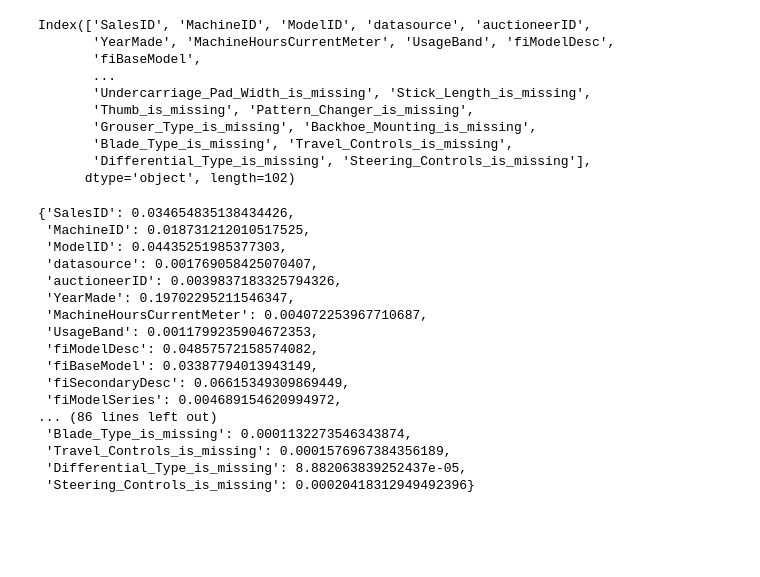
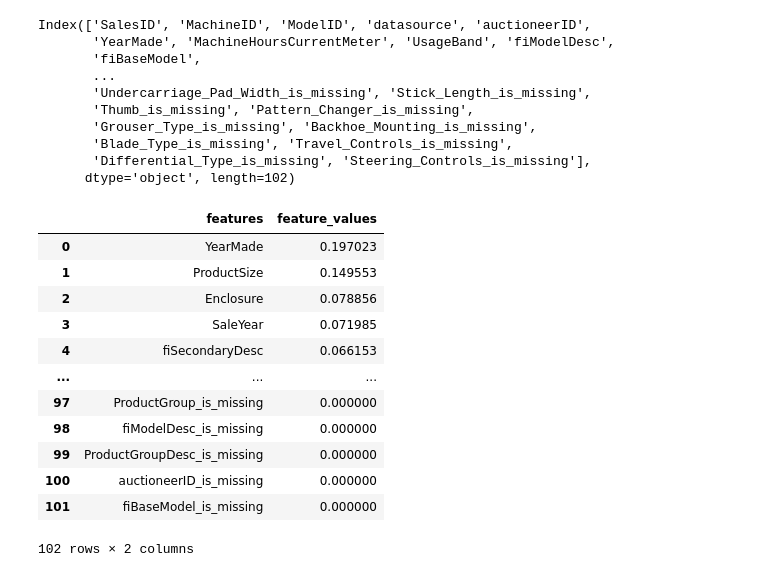
Before and after one commit to 86lekwenshiung/Regression---Predicting-Sales-Price-on-Time-Series-Data-, a Jupyter notebook: Regression-Predicting Sales Price From a Time Series Dataset.ipynb, the cells around one changed output. Cells and saved outputs as stored; diff of their text form; code cells hidden in the pictures; blank space fills up the shorter version.

```diff
--- a/Regression-Predicting Sales Price From a Time Series Dataset.ipynb
+++ b/Regression-Predicting Sales Price From a Time Series Dataset.ipynb
@@ -727,20 +714,23 @@ feature_dict = {col_name: features_value for col_name , features_value in zip(X_
-# %%
-feature_dict
-# %% [output]
-{'SalesID': 0.034654835138434426,
- 'MachineID': 0.018731212010517525,
- 'ModelID': 0.04435251985377303,
- 'datasource': 0.001769058425070407,
- 'auctioneerID': 0.0039837183325794326,
- 'YearMade': 0.19702295211546347,
- 'MachineHoursCurrentMeter': 0.004072253967710687,
- 'UsageBand': 0.0011799235904672353,
- 'fiModelDesc': 0.04857572158574082,
- 'fiBaseModel': 0.03387794013943149,
- 'fiSecondaryDesc': 0.06615349309869449,
- 'fiModelSeries': 0.004689154620994972,
-... (86 lines left out)
- 'Blade_Type_is_missing': 0.0001132273546343874,
- 'Travel_Controls_is_missing': 0.0001576967384356189,
- 'Differential_Type_is_missing': 8.882063839252437e-05,
- 'Steering_Controls_is_missing': 0.00020418312949492396}
+# %%
+# Creating a df for features vs features values
+
+df_features = pd.DataFrame()
+df_features['features'] = X_train.columns
+df_features['feature_values'] = ideal_model.feature_importances_
+df_features.sort_values(by = 'feature_values' , inplace = True , ascending = False)
+df_features.reset_index(drop = True , inplace = True)
+df_features
+# %% [output]
+|  | features | feature_values |
+| 0 | YearMade | 0.197023 |
+| 1 | ProductSize | 0.149553 |
+| 2 | Enclosure | 0.078856 |
+| 3 | SaleYear | 0.071985 |
+| 4 | fiSecondaryDesc | 0.066153 |
+| ... | ... | ... |
+| 97 | ProductGroup_is_missing | 0.000000 |
+| 98 | fiModelDesc_is_missing | 0.000000 |
+| 99 | ProductGroupDesc_is_missing | 0.000000 |
+| 100 | auctioneerID_is_missing | 0.000000 |
+| 101 | fiBaseModel_is_missing | 0.000000 |
+102 rows × 2 columns
```
Also changed, not shown: parts of 7 cells of this notebook.
